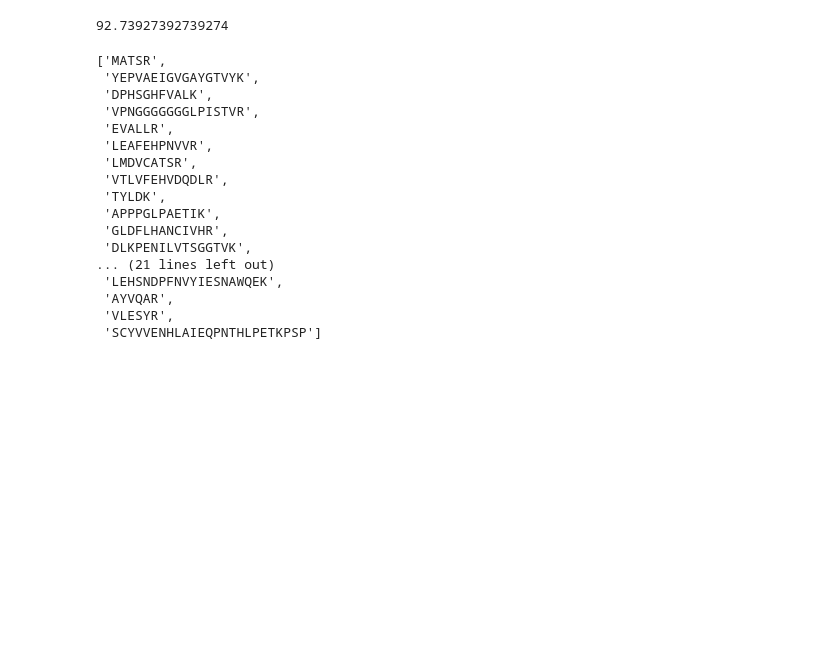
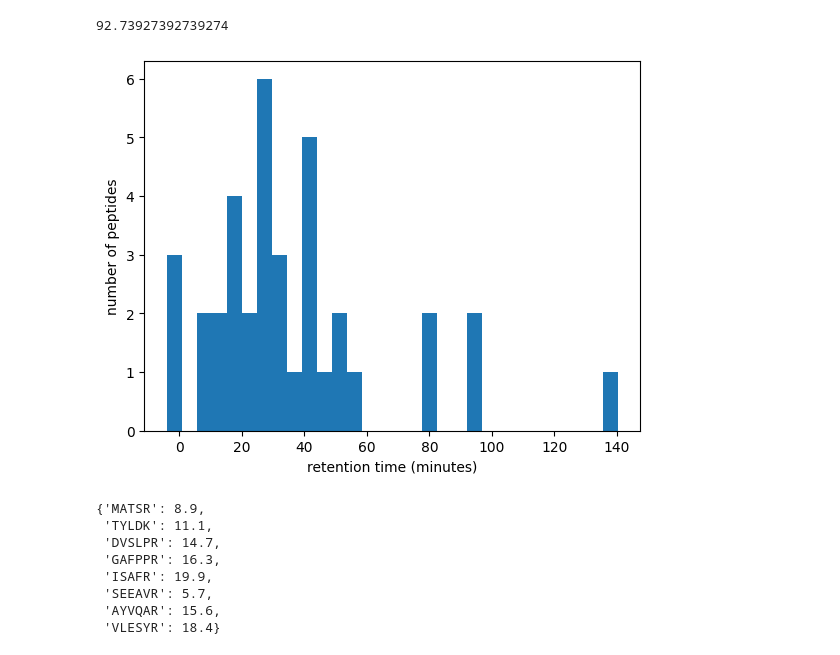
Before and after one commit to finn-qu/proteosim, a Jupyter notebook: tutorials/ms_experiment_final.ipynb, the cells around one changed output. Saved outputs shown, nothing was run; the diff lists cells and outputs as text; code cells hidden in the pictures; blank space fills up the shorter version.

```diff
--- a/tutorials/ms_experiment_final.ipynb
+++ b/tutorials/ms_experiment_final.ipynb
@@ -14,22 +14,19 @@ sample_coverage
 92.73927392739274
 # %%
 pooled_peptides = sum(peptides.values(), [])
-retention_times = ps.predict
+retention_times = ps.predict_lc_retention_times(pooled_peptides)
+
+ps.plot_retention_time(retention_times)
+
+selected_peptides = ps.select_retention_time_window(retention_times, lower_ret_time=0, upper_ret_time=20)
+selected_peptides
 # %% [output]
+[figure, added]
-['MATSR',
- 'YEPVAEIGVGAYGTVYK',
- 'DPHSGHFVALK',
- 'VPNGGGGGGGLPISTVR',
- 'EVALLR',
- 'LEAFEHPNVVR',
- 'LMDVCATSR',
- 'VTLVFEHVDQDLR',
- 'TYLDK',
- 'APPPGLPAETIK',
- 'GLDFLHANCIVHR',
- 'DLKPENILVTSGGTVK',
-... (21 lines left out)
- 'LEHSNDPFNVYIESNAWQEK',
- 'AYVQAR',
- 'VLESYR',
- 'SCYVVENHLAIEQPNTHLPETKPSP']
+{'MATSR': 8.9,
+ 'TYLDK': 11.1,
+ 'DVSLPR': 14.7,
+ 'GAFPPR': 16.3,
+ 'ISAFR': 19.9,
+ 'SEEAVR': 5.7,
+ 'AYVQAR': 15.6,
+ 'VLESYR': 18.4}
```
Also changed, not shown: parts of 2 cells of this notebook, 3 other files.
